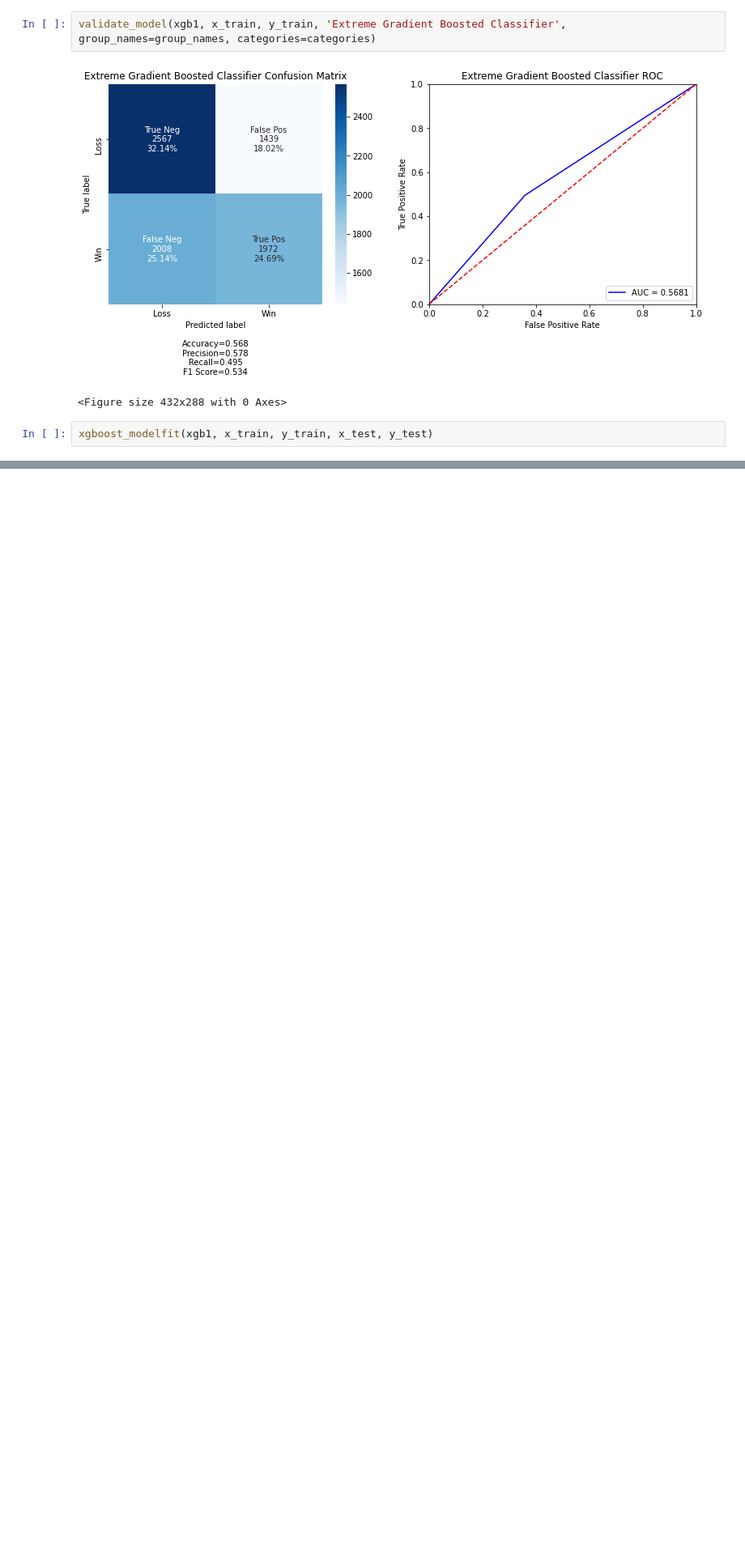
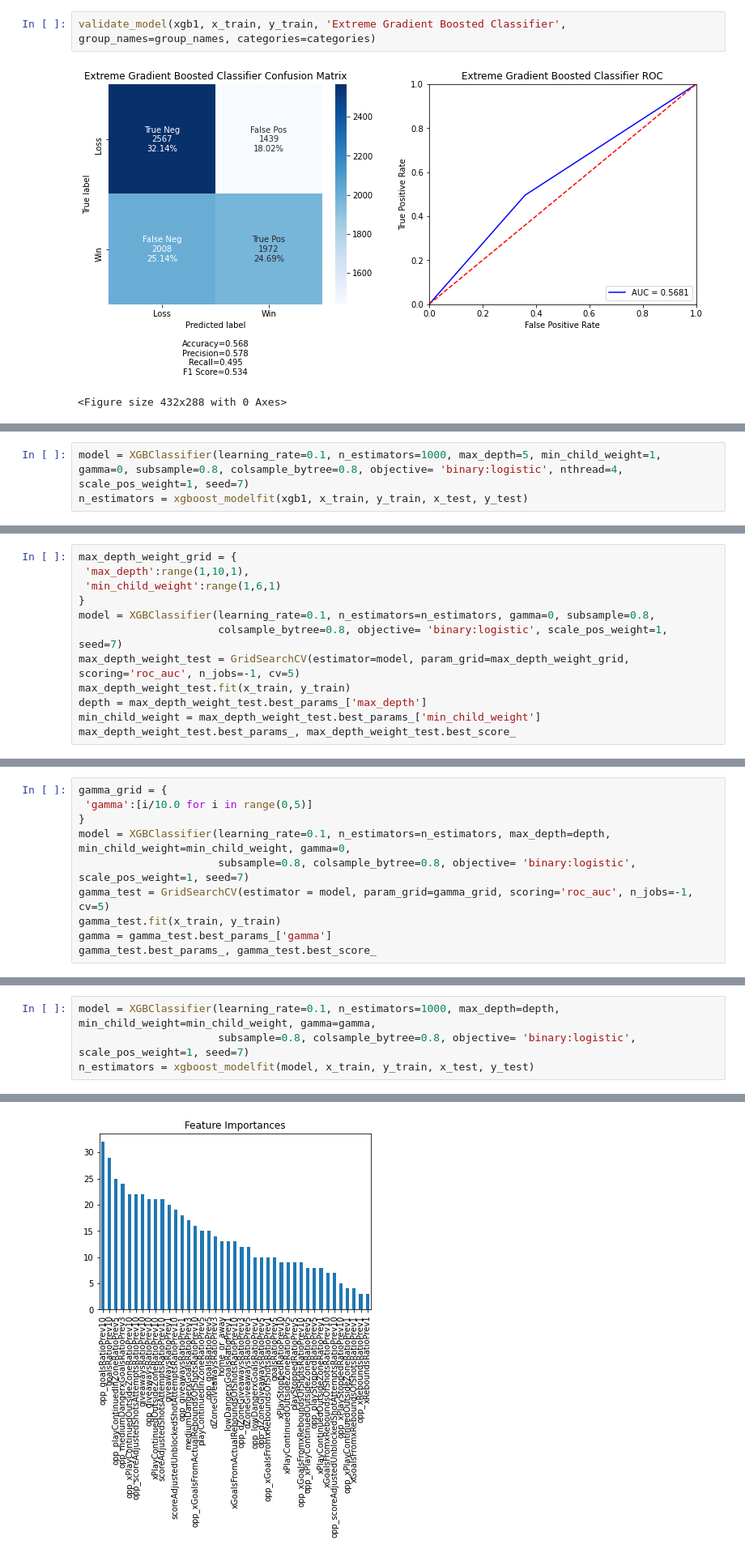
Before and after one commit to gavinmcclelland/CISC451, a Jupyter notebook: project/code/win_prediction.ipynb, the cells around one changed output, grey strips where cells are left out. Shown at 81% size. Cells and saved outputs as stored; diff of their text form; blank space fills up the shorter version.

```diff
--- a/project/code/win_prediction.ipynb
+++ b/project/code/win_prediction.ipynb
@@ -890,5 +798,3 @@ validate_model(xgb1, x_train, y_train, 'Extreme Gradient Boosted Classifier', gr
 # %% [output]
 [figure]
 <Figure size 432x288 with 0 Axes>
-# %%
-xgboost_modelfit(xgb1, x_train, y_train, x_test, y_test)
@@ -903,0 +835,3 @@ AUC Score (Test): 0.5703
+# %%
+model = XGBClassifier(learning_rate=0.1, n_estimators=1000, max_depth=5, min_child_weight=1, gamma=0, subsample=0.8, colsample_bytree=0.8, objective= 'binary:logistic', nthread=4, scale_pos_weight=1, seed=7)
+n_estimators = xgboost_modelfit(xgb1, x_train, y_train, x_test, y_test)
@@ -903,0 +847,12 @@ AUC Score (Test): 0.5703
+# %%
+max_depth_weight_grid = {
+ 'max_depth':range(1,10,1),
+ 'min_child_weight':range(1,6,1)
+}
+model = XGBClassifier(learning_rate=0.1, n_estimators=n_estimators, gamma=0, subsample=0.8,
+                      colsample_bytree=0.8, objective= 'binary:logistic', scale_pos_weight=1, seed=7)
+max_depth_weight_test = GridSearchCV(estimator=model, param_grid=max_depth_weight_grid, scoring='roc_auc', n_jobs=-1, cv=5)
+max_depth_weight_test.fit(x_train, y_train)
+depth = max_depth_weight_test.best_params_['max_depth']
+min_child_weight = max_depth_weight_test.best_params_['min_child_weight']
+max_depth_weight_test.best_params_, max_depth_weight_test.best_score_
@@ -903,0 +861,10 @@ AUC Score (Test): 0.5703
+# %%
+gamma_grid = {
+ 'gamma':[i/10.0 for i in range(0,5)]
+}
+model = XGBClassifier(learning_rate=0.1, n_estimators=n_estimators, max_depth=depth, min_child_weight=min_child_weight, gamma=0,
+                      subsample=0.8, colsample_bytree=0.8, objective= 'binary:logistic', scale_pos_weight=1, seed=7)
+gamma_test = GridSearchCV(estimator = model, param_grid=gamma_grid, scoring='roc_auc', n_jobs=-1, cv=5)
+gamma_test.fit(x_train, y_train)
+gamma = gamma_test.best_params_['gamma']
+gamma_test.best_params_, gamma_test.best_score_
@@ -903,0 +875,5 @@ AUC Score (Test): 0.5703
+# %%
+model = XGBClassifier(learning_rate=0.1, n_estimators=1000, max_depth=depth, min_child_weight=min_child_weight, gamma=gamma,
+                      subsample=0.8, colsample_bytree=0.8, objective= 'binary:logistic', scale_pos_weight=1, seed=7)
+n_estimators = xgboost_modelfit(model, x_train, y_train, x_test, y_test)
+# %% [output]
@@ -903,0 +887 @@ AUC Score (Test): 0.5703
+[figure, added]
```
Also changed, not shown: parts of 33 cells of this notebook, 11 other files.
